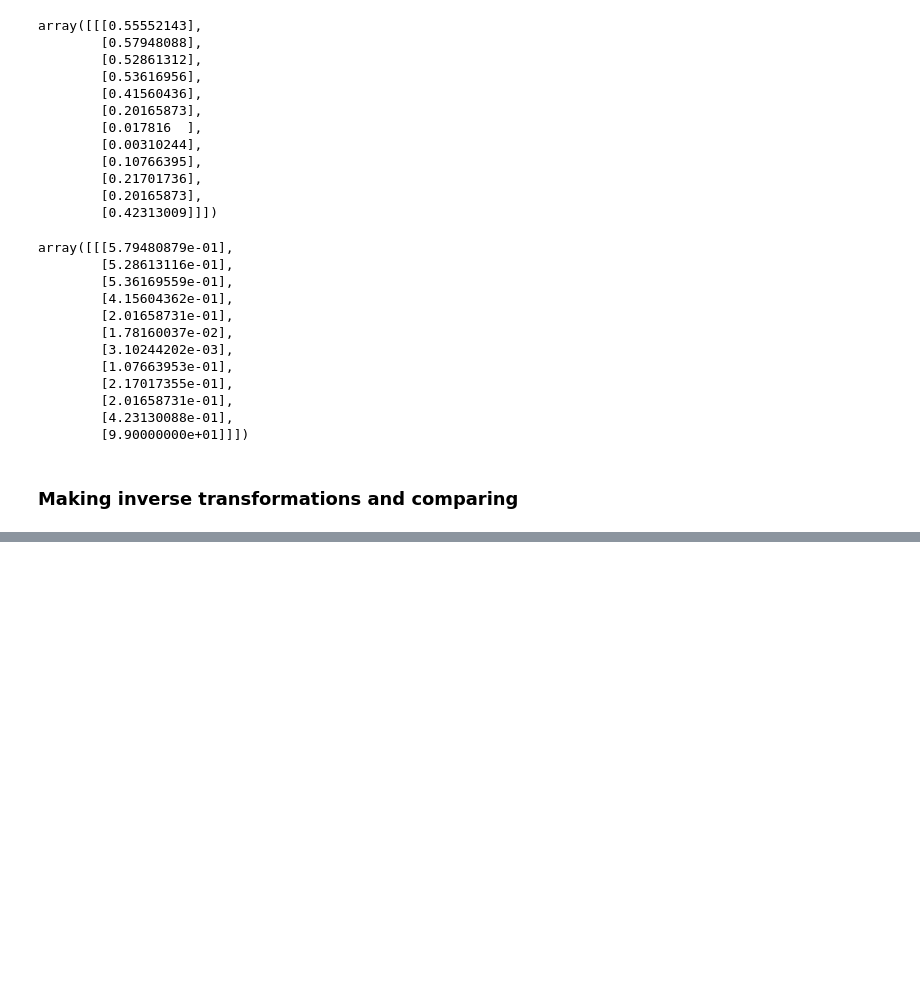
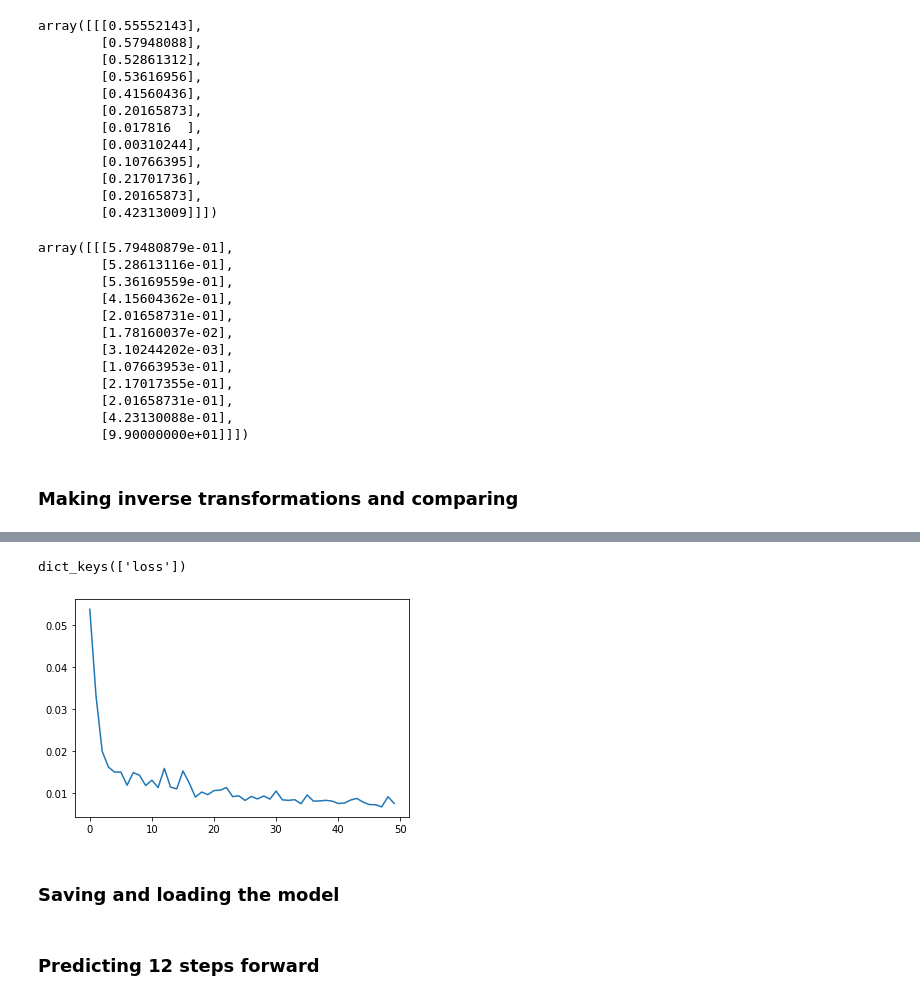
Before and after one commit to ArtemRamus/Hungarian-Chickenpox-Cases-Prediction, a Jupyter notebook: Hungarian Chickenpox Cases Data Set.ipynb, the cells around one changed output, grey strips where cells are left out. Saved outputs shown, nothing was run; the diff lists cells and outputs as text; code cells hidden in the pictures; blank space fills up the shorter version.

```diff
--- a/Hungarian Chickenpox Cases Data Set.ipynb
+++ b/Hungarian Chickenpox Cases Data Set.ipynb
@@ -501,0 +491,3 @@ _________________________________________________________________
+# %%
+# scaling the series
+scaled_df_total = scaler.transform(df_total)
@@ -501,0 +496,4 @@ _________________________________________________________________
+# %%
+# defining time series generator with 12 steps forwqrd generating
+n_input = 12
+generator = TimeseriesGenerator(scaled_df_total, scaled_df_total, length=n_input, batch_size=1)
@@ -501,0 +509,8 @@ _________________________________________________________________
+# %%
+# defining the model
+n_features = 1   # for single time series
+model = Sequential()
+model.add(LSTM(576, activation='relu', input_shape=(n_input, n_features)))
+# model.add(Dense(144, activation='relu'))
+model.add(Dense(1))
+model.compile(optimizer='adam', loss='mse')
@@ -501,0 +519,3 @@ _________________________________________________________________
+# %%
+# fitting the model
+model.fit_generator(generator,epochs=50)
@@ -501,0 +541,13 @@ _________________________________________________________________
+# %%
+#showing the convergence log columns
+model.history.history.keys()
+# %% [output]
+dict_keys(['loss'])
+# %%
+# printing the convergence log
+loss_per_epoch = model.history.history['loss']
+plt.plot(range(len(loss_per_epoch)),loss_per_epoch);
+# %% [output]
+[figure, added]
+# %% [markdown]
+### Saving and loading the model
@@ -501,0 +561,2 @@ _________________________________________________________________
+# %% [markdown]
+### Predicting 12 steps forward
```
Also changed, not shown: parts of 56 cells of this notebook.
